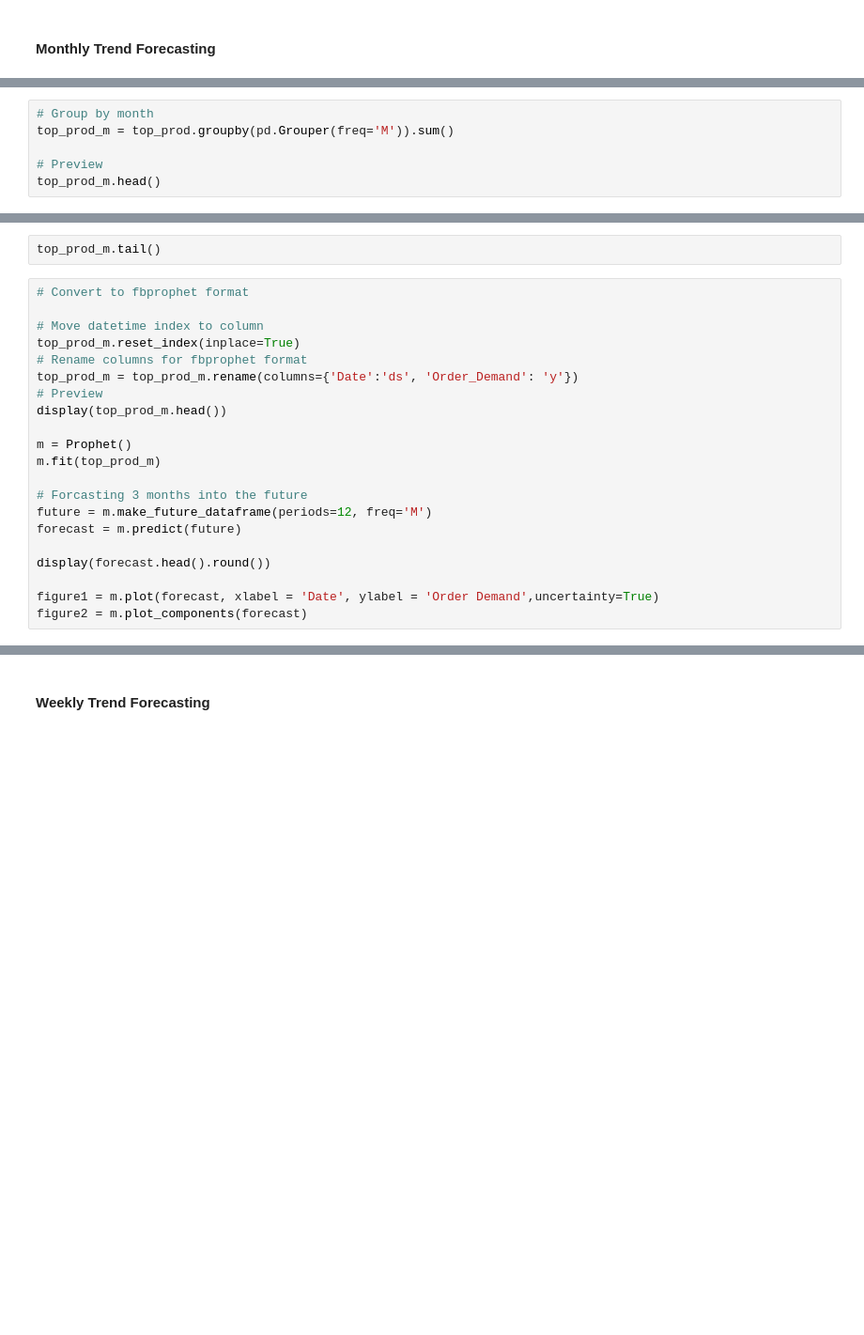
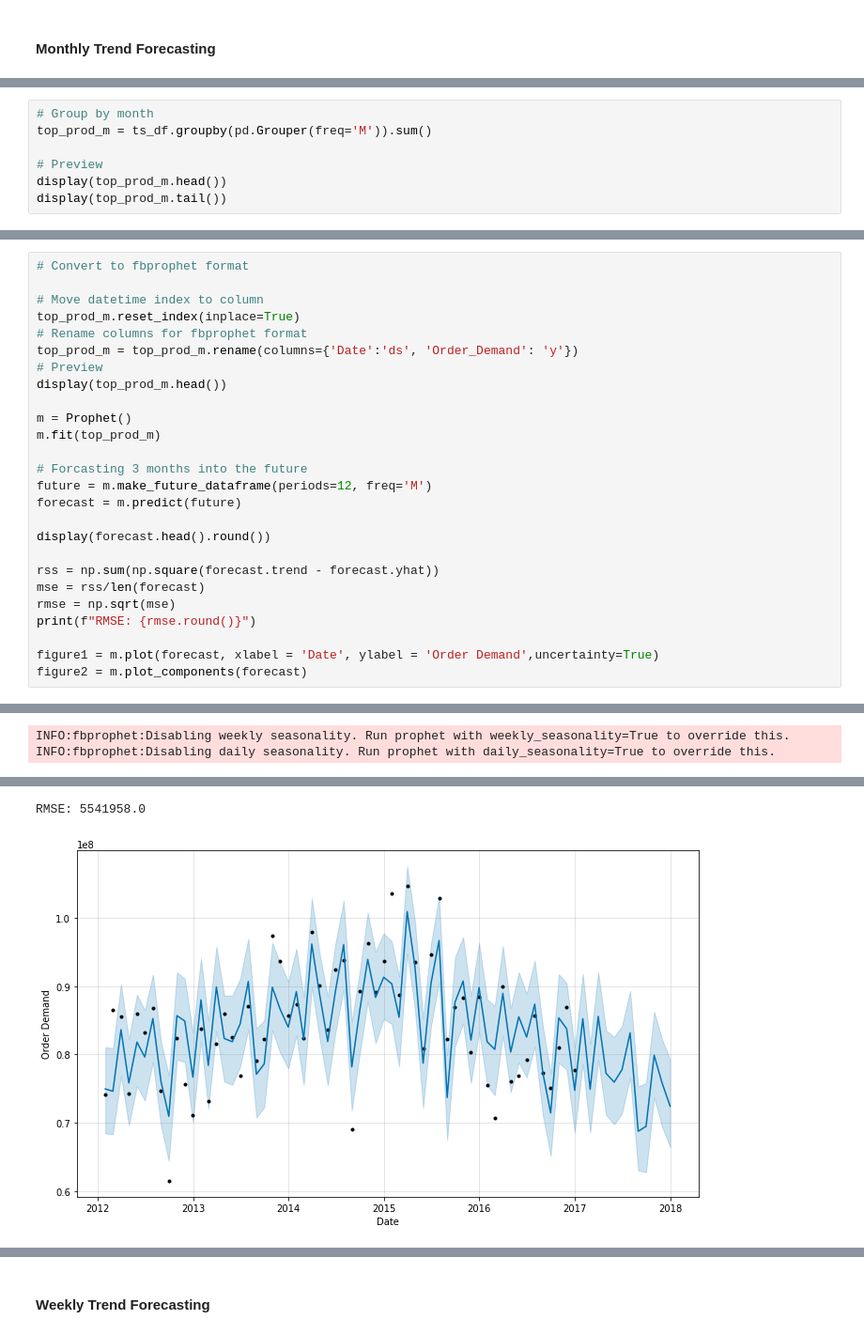
Before and after one commit to JessicaFB/Product-Demand-Forecasting, a Jupyter notebook: Product-Demand-Forecasting.ipynb, the cells around one changed output, grey strips where cells are left out. Shown at 94% size. Drawn from its saved outputs; the diff is of its cells as text; blank space fills up the shorter version.

```diff
--- a/Product-Demand-Forecasting.ipynb
+++ b/Product-Demand-Forecasting.ipynb
@@ -777,6 +782,7 @@ top_prod
 # %%
 # Group by month
-top_prod_m = top_prod.groupby(pd.Grouper(freq='M')).sum()
+top_prod_m = ts_df.groupby(pd.Grouper(freq='M')).sum()
 
 # Preview
-top_prod_m.head()
+display(top_prod_m.head())
+display(top_prod_m.tail())
@@ -783,5 +804,3 @@ top_prod_m.head()
-# %%
-top_prod_m.tail()
 # %%
 # Convert to fbprophet format
 
@@ -801,5 +820,11 @@ forecast = m.predict(future)
 
 display(forecast.head().round())
 
+rss = np.sum(np.square(forecast.trend - forecast.yhat))
+mse = rss/len(forecast)
+rmse = np.sqrt(mse)
+print(f"RMSE: {rmse.round()}")
+
 figure1 = m.plot(forecast, xlabel = 'Date', ylabel = 'Order Demand',uncertainty=True)
 figure2 = m.plot_components(forecast)
+# %% [output]
@@ -805,0 +837,2 @@ figure2 = m.plot_components(forecast)
+INFO:fbprophet:Disabling weekly seasonality. Run prophet with weekly_seasonality=True to override this.
+INFO:fbprophet:Disabling daily seasonality. Run prophet with daily_seasonality=True to override this.
@@ -805,0 +845,2 @@ figure2 = m.plot_components(forecast)
+RMSE: 5541958.0
+[figure, added]
```
Also changed, not shown: parts of 23 cells of this notebook.
